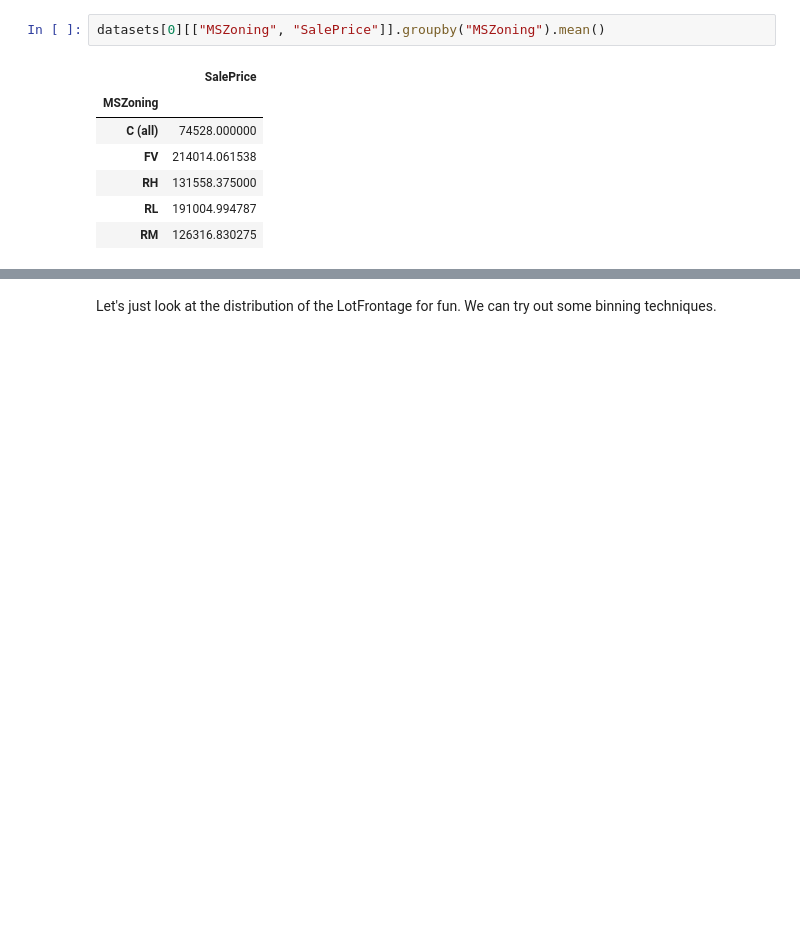
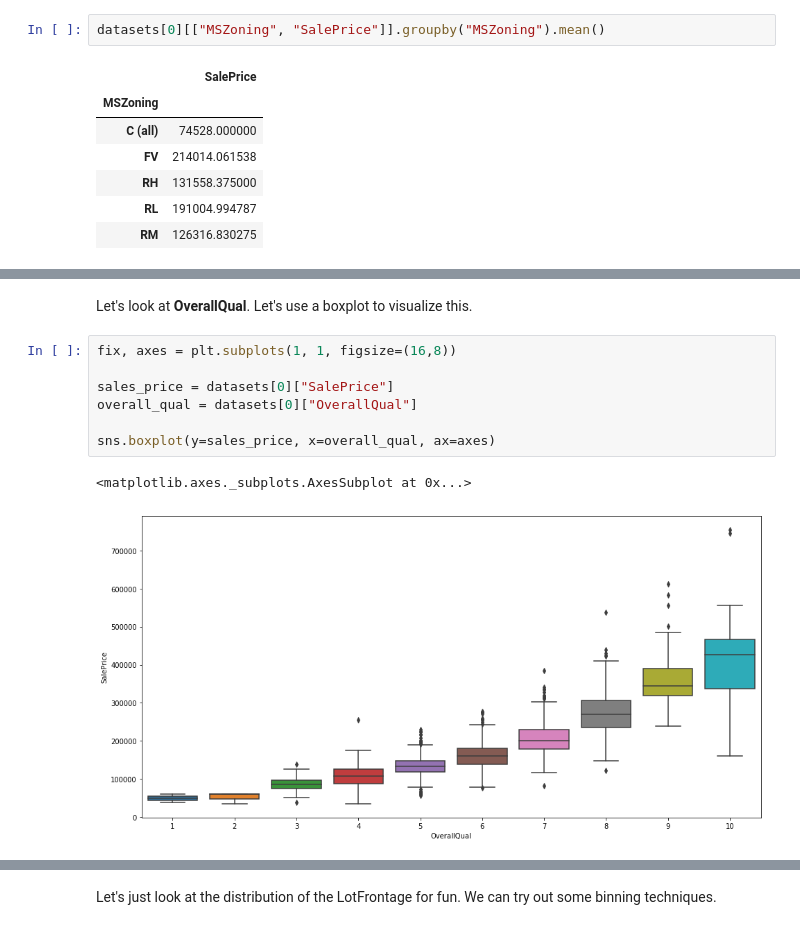
Before and after one commit to D-H/MachineLearningNotes, a Jupyter notebook: Exercises_Kaggle/HousePrices/HousePrices_Submission.ipynb, the cells around one changed output, grey strips where cells are left out. Drawn from its saved outputs; the diff is of its cells as text; blank space fills up the shorter version.

```diff
--- a/Exercises_Kaggle/HousePrices/HousePrices_Submission.ipynb
+++ b/Exercises_Kaggle/HousePrices/HousePrices_Submission.ipynb
@@ -520,0 +531,12 @@ sns.boxplot(x=datasets[0]["MSZoning"], y=datasets[0]["SalePrice"], ax=axes)
+# %% [markdown]
+Let's look at __OverallQual__. Let's use a boxplot to visualize this.
+# %%
+fix, axes = plt.subplots(1, 1, figsize=(16,8))
+
+sales_price = datasets[0]["SalePrice"]
+overall_qual = datasets[0]["OverallQual"]
+
+sns.boxplot(y=sales_price, x=overall_qual, ax=axes)
+# %% [output]
+<matplotlib.axes._subplots.AxesSubplot at 0x...>
+[figure, added]
```
Also changed, not shown: parts of 30 cells of this notebook, 4 other files.
